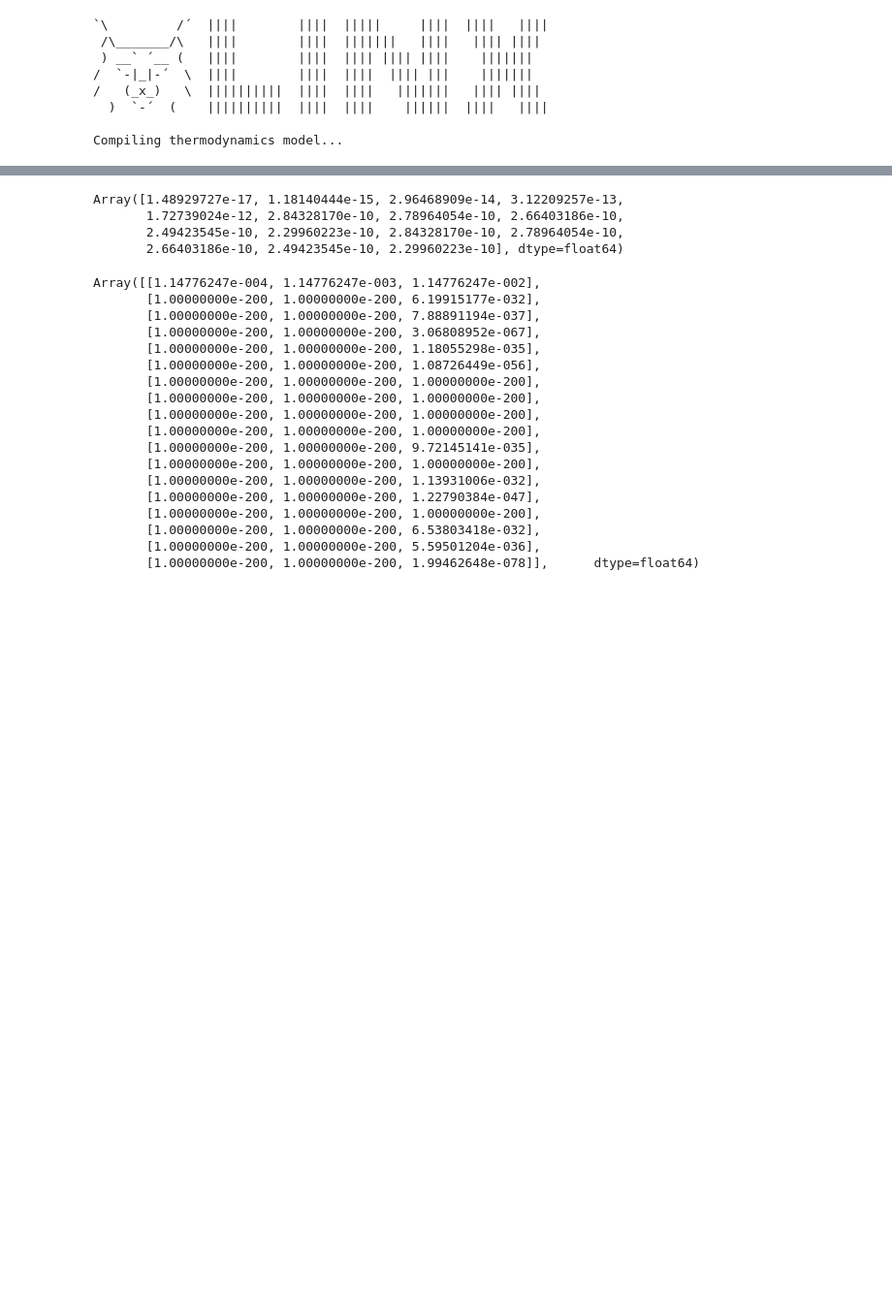
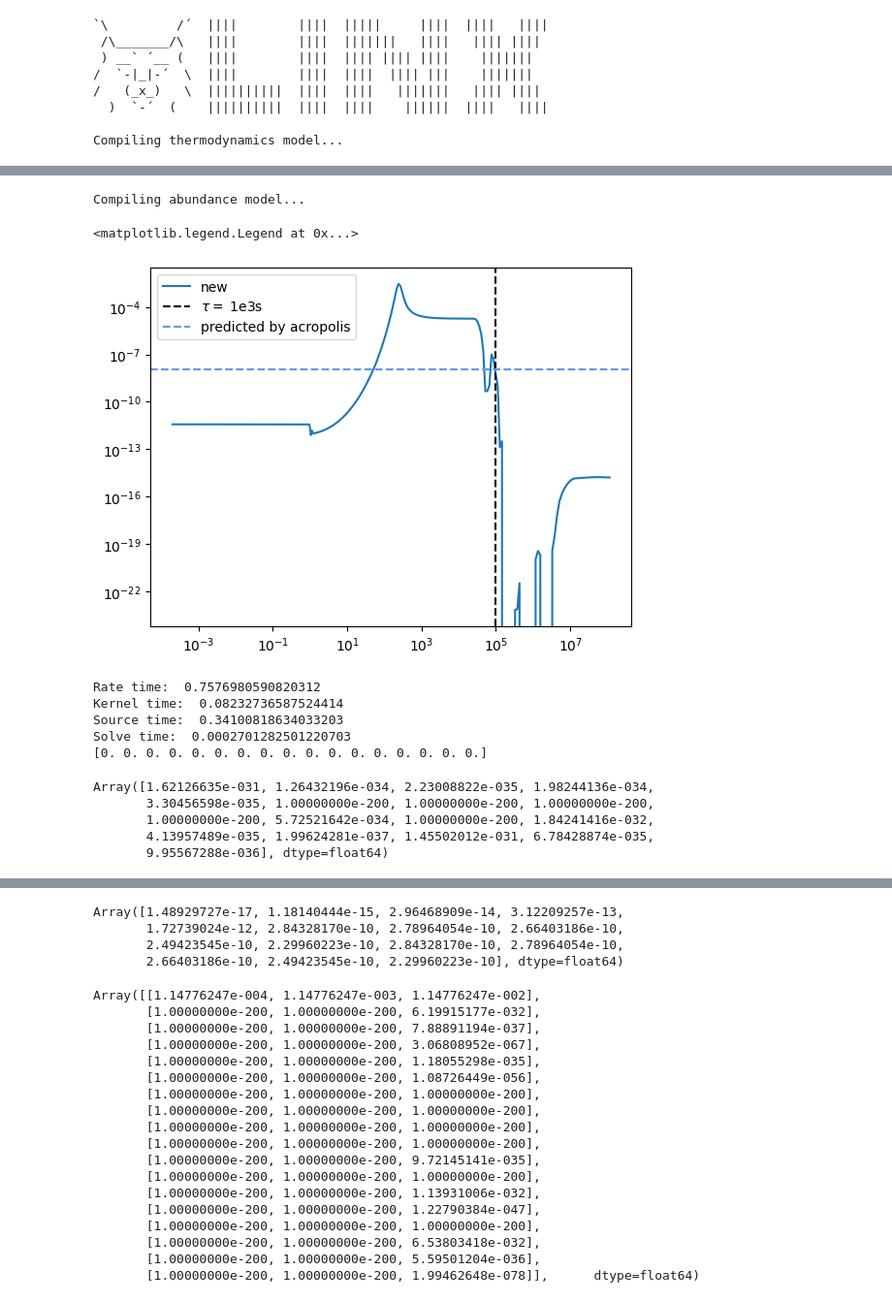
Before and after one commit to michellekwok6/LINX_PD, a Jupyter notebook: example_notebooks/test_cascade.ipynb, the cells around one changed output, grey strips where cells are left out. Shown: that part at 97% size. Saved outputs shown, nothing was run; the diff lists cells and outputs as text; code cells hidden in the pictures; blank space fills up the shorter version.

```diff
--- a/example_notebooks/test_cascade.ipynb
+++ b/example_notebooks/test_cascade.ipynb
@@ -61,0 +63,35 @@ mod = decay_model(60, 1e5, 5e-7, 1, 0, t_vec, a_vec, rho_g_vec)
+# %%
+abd_model = AbundanceModel(
+    NuclearRates(nuclear_net='pd_PRIMAT_2023', pd_model= mod)
+)
+
+nuclear_rates_q = jnp.zeros(12)
+
+sol = abd_model(
+    rho_g_vec, rho_nu_vec,
+    rho_NP_vec, p_NP_vec,
+    t_vec=t_vec, a_vec=a_vec,
+    eta_fac = jnp.asarray(1.),
+    tau_n_fac = jnp.asarray(1.),
+    nuclear_rates_q = nuclear_rates_q,
+    save_history=True, T_end = 1e-4, max_steps = 4096*2, solver = Kvaerno5())
+
+new_abundances = jnp.array([sol.evaluate(t) for t in t_vec])
+# %% [output]
+Compiling abundance model...
+# %%
+first_nan = jnp.where(jnp.isnan(new_abundances[:, 2]))[0][0]
+plt.plot(t_vec, new_abundances[:, 2], label = 'new')
+#plt.plot(t_vec, rate_interp*1e-2)
+plt.xscale('log')
+plt.yscale('log')
+plt.axvline(1e5, label = r'$\tau = $ 1e3s', color = 'k', linestyle = '--')
+#plt.axhline(2.527e-5*0.85122191, color = 'orange', linestyle = '--', label = 'observed abundance')
+#plt.axhline(new_abundances[first_nan, 2], label = "linx", linestyle = '--', color = "k")
+plt.axhline(1.190401e-08, color = 'cornflowerblue', linestyle = '--', label = 'predicted by acropolis')
+#plt.ylim(1e-5, 3e-5)
+#plt.xlim(1e3, 1e5)
+plt.legend()
+# %% [output]
+<matplotlib.legend.Legend at 0x...>
+[figure, added]
@@ -62,3 +121,19 @@ mod = decay_model(60, 1e5, 5e-7, 1, 0, t_vec, a_vec, rho_g_vec)
+# %%
+one_temp = mod.pdi_rates(0.01)
+# %% [output]
+Rate time:  0.7576980590820312
+Kernel time:  0.08232736587524414
+Source time:  0.34100818634033203
+Solve time:  0.0002701282501220703
+[0. 0. 0. 0. 0. 0. 0. 0. 0. 0. 0. 0. 0. 0. 0. 0. 0.]
+# %%
+one_temp
+# %% [output]
+Array([1.62126635e-031, 1.26432196e-034, 2.23008822e-035, 1.98244136e-034,
+       3.30456598e-035, 1.00000000e-200, 1.00000000e-200, 1.00000000e-200,
+       1.00000000e-200, 5.72521642e-034, 1.00000000e-200, 1.84241416e-032,
+       4.13957489e-035, 1.99624281e-037, 1.45502012e-031, 6.78428874e-035,
+       9.95567288e-036], dtype=float64)
 # %%
 mod.get_pdi_grids()
 # %% [output]
```
Also changed, not shown: parts of 30 cells of this notebook, 4 other files.
